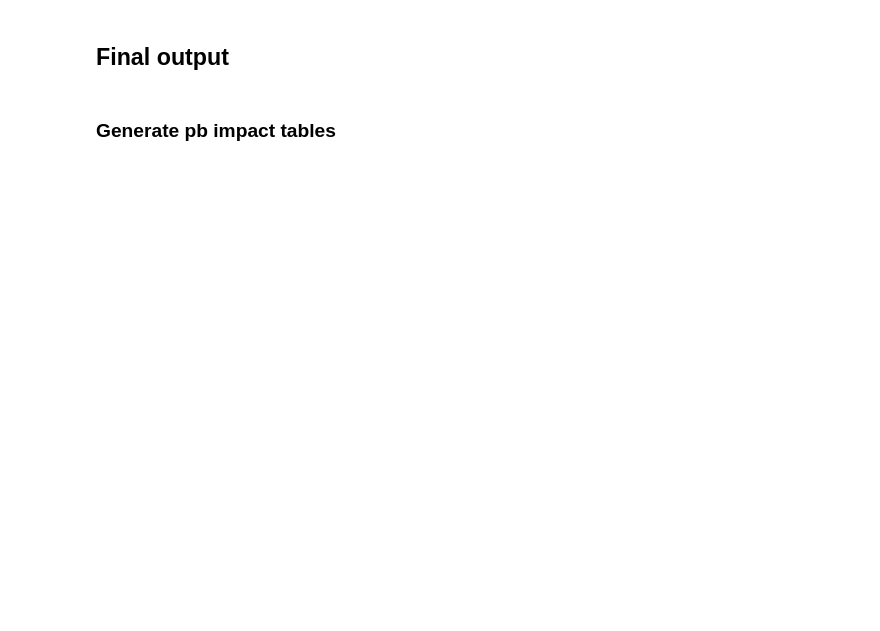
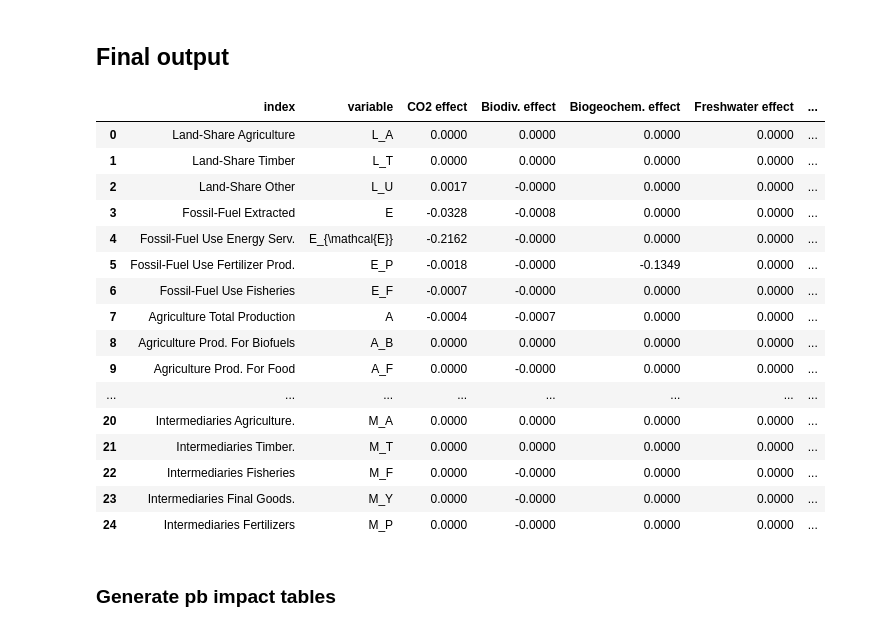
Before and after one commit to engstromgustav/carbonpricing_and_planetaryboundaries, a Jupyter notebook: PB-simulation_Nature_Communications - Final.ipynb, the cells around one changed output. Saved outputs shown, nothing was run; the diff lists cells and outputs as text; code cells hidden in the pictures; blank space fills up the shorter version.

```diff
--- a/PB-simulation_Nature_Communications - Final.ipynb
+++ b/PB-simulation_Nature_Communications - Final.ipynb
@@ -864,10 +588,28 @@ df_base_policy
 # %% [markdown]
 ## Final output
 # %%
-df_final_impact = df_base_policy[['index', 'variable', 'CO2 effect', 'Biodiv. incl. climate effect', 'Biogeochem. effect', 'Freshwater effect',
+df_final_impact = df_base_policy[['index', 'variable', 'CO2 effect', 'Biodiv. effect', 'Biogeochem. effect', 'Freshwater effect',
                                   'Ocean acid. effect', 'Land-use effect', 'Aerosol effect', 'Ozone effect', 'Chem. effect']]
 df_final_impact.to_excel('PB_impacts.xlsx')
 df_final_impact
+# %% [output]
+|  | index | variable | CO2 effect | Biodiv. effect | Biogeochem. effect | Freshwater effect | ... |
+| 0 | Land-Share Agriculture | L_A | 0.0000 | 0.0000 | 0.0000 | 0.0000 | ... |
+| 1 | Land-Share Timber | L_T | 0.0000 | 0.0000 | 0.0000 | 0.0000 | ... |
+| 2 | Land-Share Other | L_U | 0.0017 | -0.0000 | 0.0000 | 0.0000 | ... |
+| 3 | Fossil-Fuel Extracted | E | -0.0328 | -0.0008 | 0.0000 | 0.0000 | ... |
+| 4 | Fossil-Fuel Use Energy Serv. | E_{\mathcal{E}} | -0.2162 | -0.0000 | 0.0000 | 0.0000 | ... |
+| 5 | Fossil-Fuel Use Fertilizer Prod. | E_P | -0.0018 | -0.0000 | -0.1349 | 0.0000 | ... |
+| 6 | Fossil-Fuel Use Fisheries | E_F | -0.0007 | -0.0000 | 0.0000 | 0.0000 | ... |
+| 7 | Agriculture Total Production | A | -0.0004 | -0.0007 | 0.0000 | 0.0000 | ... |
+| 8 | Agriculture Prod. For Biofuels | A_B | 0.0000 | 0.0000 | 0.0000 | 0.0000 | ... |
+| 9 | Agriculture Prod. For Food | A_F | 0.0000 | -0.0000 | 0.0000 | 0.0000 | ... |
+| ... | ... | ... | ... | ... | ... | ... | ... |
+| 20 | Intermediaries Agriculture. | M_A | 0.0000 | 0.0000 | 0.0000 | 0.0000 | ... |
+| 21 | Intermediaries Timber. | M_T | 0.0000 | 0.0000 | 0.0000 | 0.0000 | ... |
+| 22 | Intermediaries Fisheries | M_F | 0.0000 | -0.0000 | 0.0000 | 0.0000 | ... |
+| 23 | Intermediaries Final Goods. | M_Y | 0.0000 | -0.0000 | 0.0000 | 0.0000 | ... |
+| 24 | Intermediaries Fertilizers | M_P | 0.0000 | -0.0000 | 0.0000 | 0.0000 | ... |
 # %% [markdown]
 ### Generate pb impact tables
 # %%
```
Also changed, not shown: parts of 64 cells of this notebook, 3 other files.
